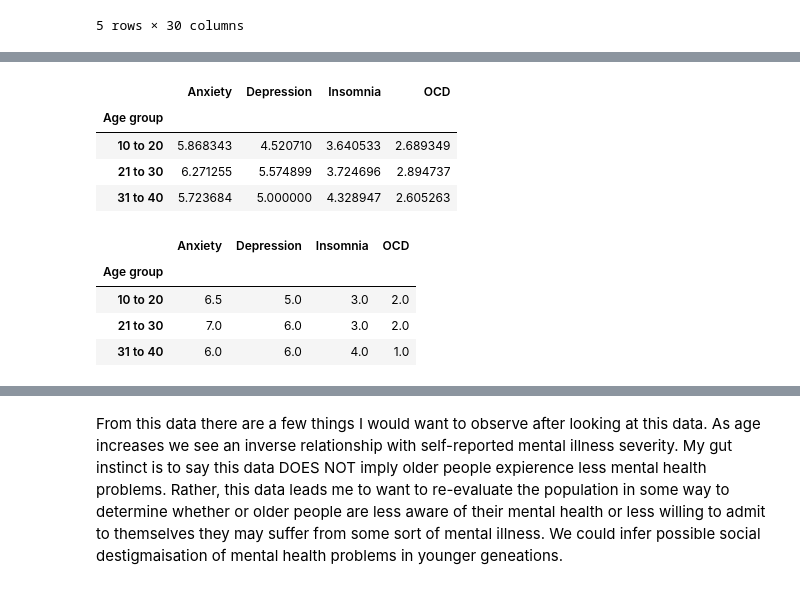
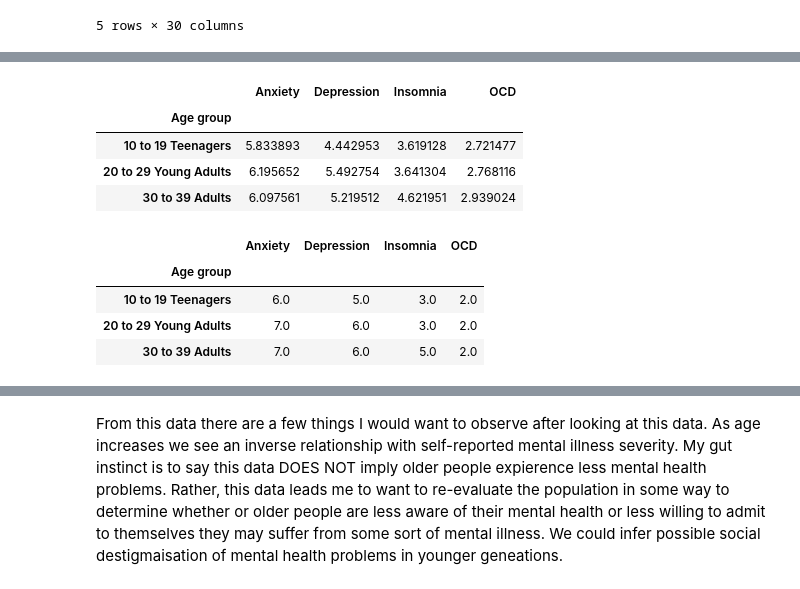
Before and after one commit to acosta109/Project-1, a Jupyter notebook: mental_health_code_anthony.ipynb, the cells around one changed output, grey strips where cells are left out. Saved outputs shown, nothing was run; the diff lists cells and outputs as text; code cells hidden in the pictures.

```diff
--- a/mental_health_code_anthony.ipynb
+++ b/mental_health_code_anthony.ipynb
@@ -18,7 +19,7 @@ mental_health_data_df.head()
 5 rows × 33 columns
 # %%
 mental_health_data_df['Primary streaming service'].fillna(value='N/A', inplace=True)
-mental_health_data_df['BPM'].fillna(value='-1', inplace=True)
+mental_health_data_df['BPM'].fillna(value= -1, inplace=True)
 mental_health_data_df['Music effects'].fillna(value='N/A', inplace=True)
 mental_health_data_df['While working'].fillna(value='N/A', inplace=True)
 del mental_health_data_df['Instrumentalist']
@@ -28,4 +29,4 @@ del mental_health_data_df['Permissions']
 # %%
 mental_health_data_df = mental_health_data_df.dropna(how='any')
 mental_health_data_df.head()
-mental_health_data_df_40_under = mental_health_data_df[mental_health_data_df['Age'] < 41].copy()
+mental_health_data_df_40_under = mental_health_data_df[mental_health_data_df['Age'] < 40].copy()
@@ -32,6 +35,8 @@ mental_health_data_df_40_under = mental_health_data_df[mental_health_data_df['Ag
 # %%
-age_bins = [10, 20, 30, 40]
-age_labels = ['10 to 20', '21 to 30', '31 to 40']
+#age bins
+age_bins = [10, 19, 29, 39]
+age_labels = ['10 to 19 Teenagers', '20 to 29 Young Adults ', '30 to 39 Adults']
+#add age bins
 mental_health_data_df_40_under['Age group'] = pd.cut(mental_health_data_df_40_under['Age'], age_bins, labels=age_labels)
 mental_health_data_df_40_under.head()
 # %% [output]
@@ -57,26 +63,28 @@ mental_health_data_df_40_under.head()
 # %%
 generation_groups = mental_health_data_df_40_under.groupby('Age group')
 mean_by_generation = generation_groups.mean()
 del mean_by_generation['Age']
 del mean_by_generation['Hours per day']
+del mean_by_generation['BPM']
 mean_by_generation
 # %% [output]
 |  | Anxiety | Depression | Insomnia | OCD |
 | Age group |  |  |  |  |
-| 10 to 20 | 5.868343 | 4.520710 | 3.640533 | 2.689349 |
-| 21 to 30 | 6.271255 | 5.574899 | 3.724696 | 2.894737 |
-| 31 to 40 | 5.723684 | 5.000000 | 4.328947 | 2.605263 |
+| 10 to 19 Teenagers | 5.833893 | 4.442953 | 3.619128 | 2.721477 |
+| 20 to 29 Young Adults | 6.195652 | 5.492754 | 3.641304 | 2.768116 |
+| 30 to 39 Adults | 6.097561 | 5.219512 | 4.621951 | 2.939024 |
 # %%
 median_by_generation = generation_groups.median()
 del median_by_generation['Age']
 del median_by_generation['Hours per day']
+del median_by_generation['BPM']
 median_by_generation
 # %% [output]
 |  | Anxiety | Depression | Insomnia | OCD |
 | Age group |  |  |  |  |
-| 10 to 20 | 6.5 | 5.0 | 3.0 | 2.0 |
-| 21 to 30 | 7.0 | 6.0 | 3.0 | 2.0 |
-| 31 to 40 | 6.0 | 6.0 | 4.0 | 1.0 |
+| 10 to 19 Teenagers | 6.0 | 5.0 | 3.0 | 2.0 |
+| 20 to 29 Young Adults | 7.0 | 6.0 | 3.0 | 2.0 |
+| 30 to 39 Adults | 7.0 | 6.0 | 5.0 | 2.0 |
 # %%
 mental_illness_labels = ['Anxiety', 'Depression', 'Insomnia', 'OCD']
 fig, ax = plt.subplots()
```
Also changed, not shown: parts of 14 cells of this notebook, 4 other files.
